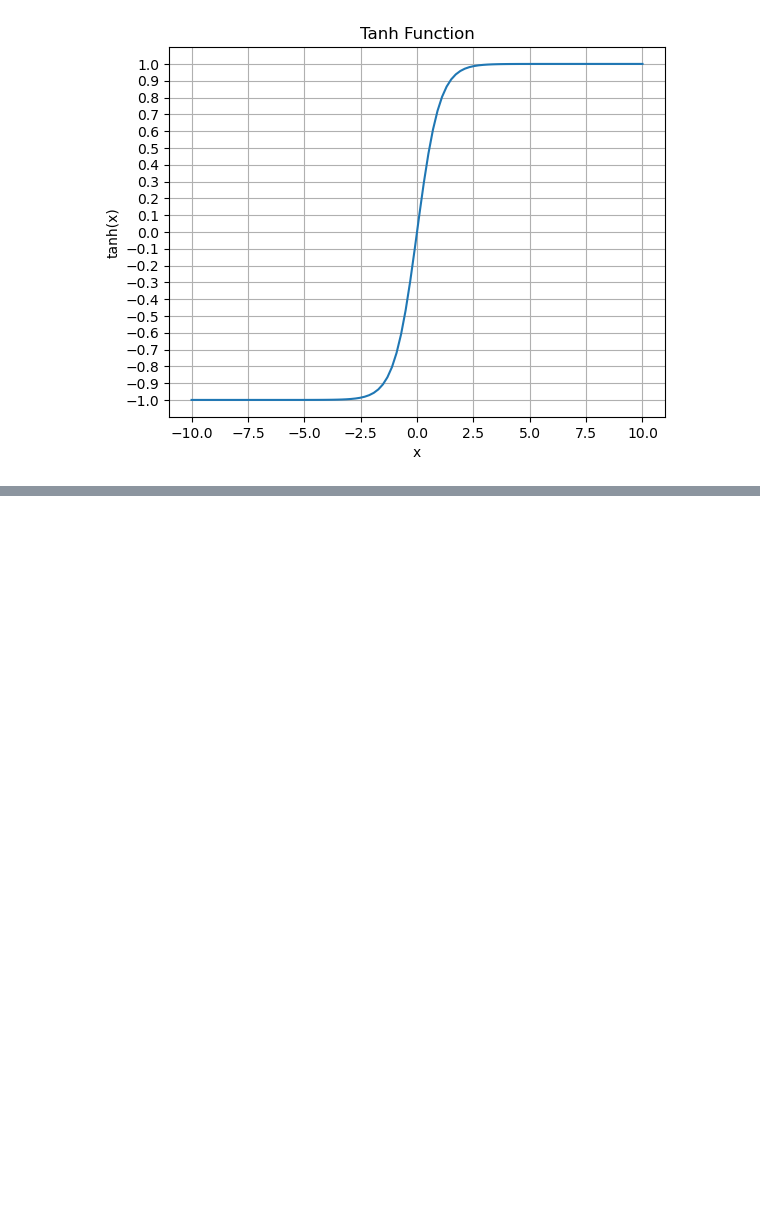
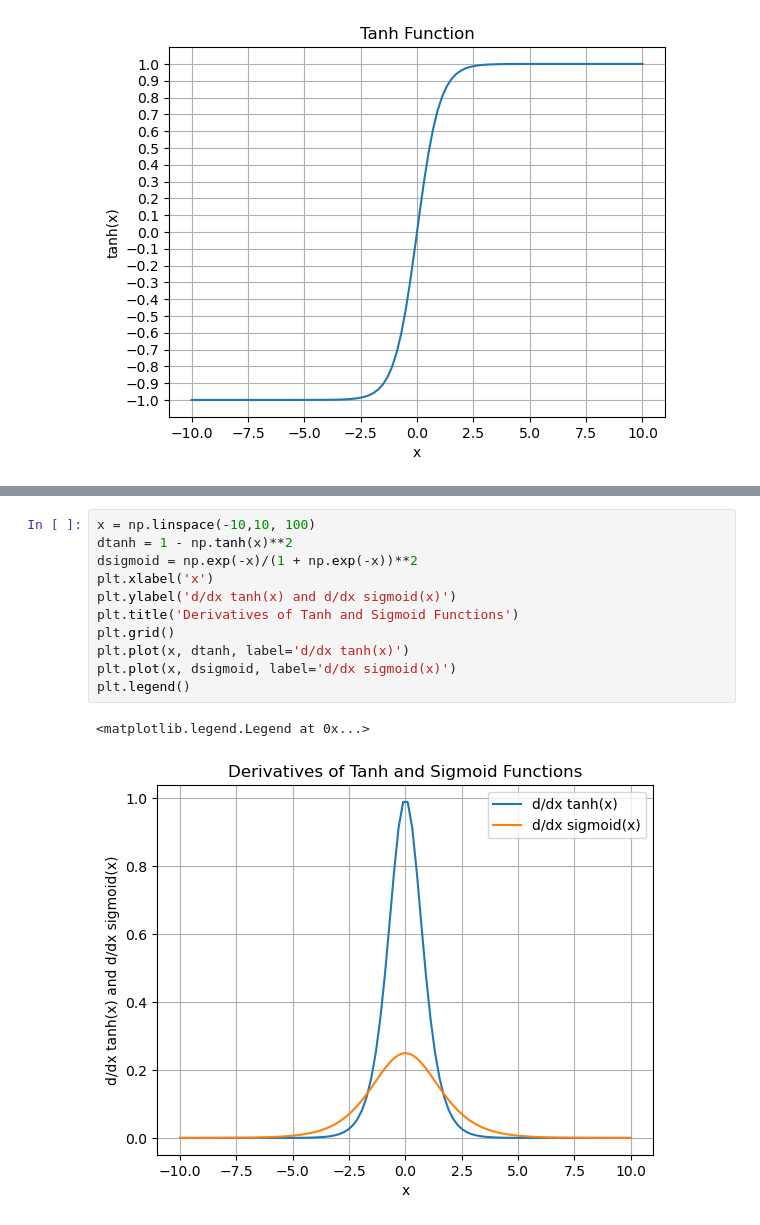
Before and after one commit to jofu-tofu/NLP-Notes, a Jupyter notebook: 1 - Context.ipynb, the cells around one changed output, grey strips where cells are left out. Cells and saved outputs as stored; diff of their text form; blank space fills up the shorter version.

```diff
--- a/1 - Context.ipynb
+++ b/1 - Context.ipynb
@@ -159,0 +164,14 @@ Compared to sigmoid, the function has a range of (-1,1), which has a couple of i
+# %%
+x = np.linspace(-10,10, 100)
+dtanh = 1 - np.tanh(x)**2
+dsigmoid = np.exp(-x)/(1 + np.exp(-x))**2
+plt.xlabel('x')
+plt.ylabel('d/dx tanh(x) and d/dx sigmoid(x)')
+plt.title('Derivatives of Tanh and Sigmoid Functions')
+plt.grid()
+plt.plot(x, dtanh, label='d/dx tanh(x)')
+plt.plot(x, dsigmoid, label='d/dx sigmoid(x)')
+plt.legend()
+# %% [output]
+<matplotlib.legend.Legend at 0x...>
+[figure, added]
```
Also changed, not shown: parts of 7 cells of this notebook.
